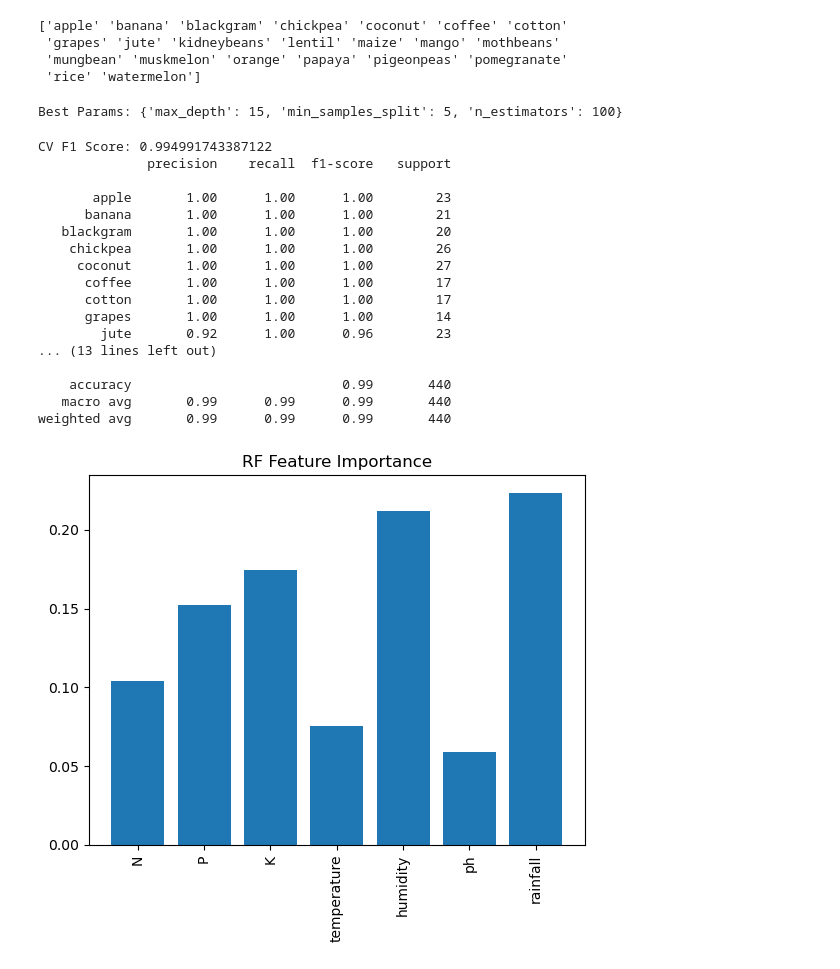
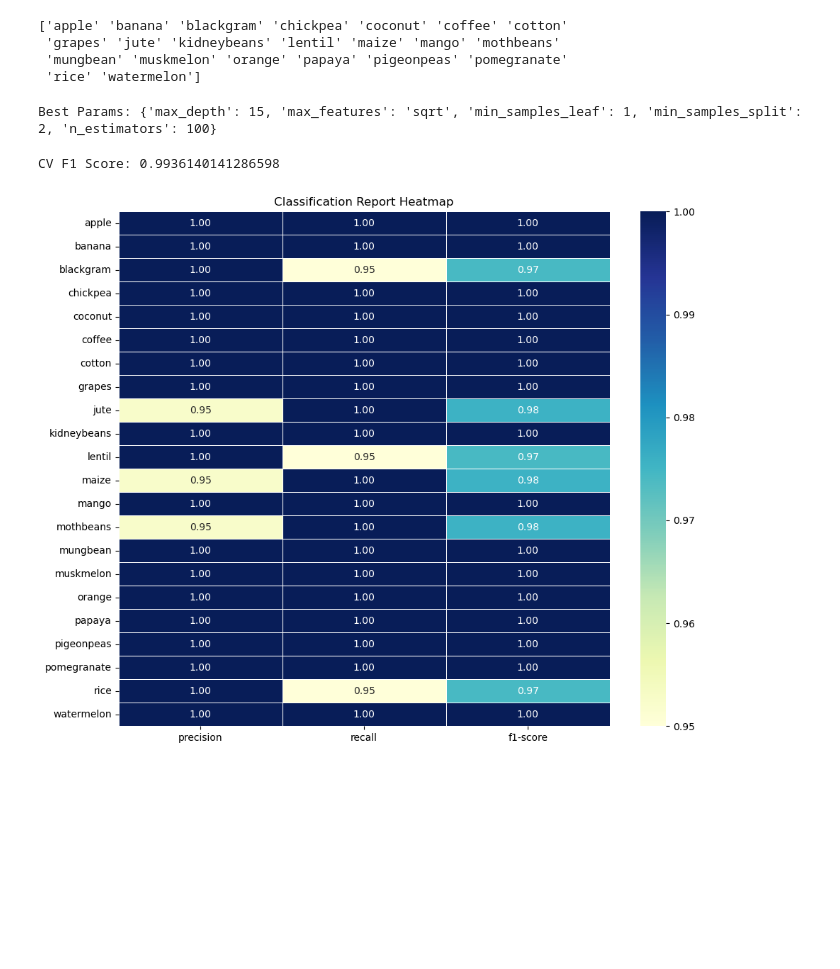
Before and after one commit to TINOZOERAMONA/croprecommendationproject, a Jupyter notebook: notebooks/rf_model.ipynb, the cells around one changed output. Drawn from its saved outputs; the diff is of its cells as text; code cells hidden in the pictures; blank space fills up the shorter version.

```diff
--- a/notebooks/rf_model.ipynb
+++ b/notebooks/rf_model.ipynb
@@ -41,15 +43,18 @@ def classification_metrics(y_actual, y_pred):
 X = df.drop('label', axis=1)
 y = df['label']
 # %%
-X_train, X_test, y_train, y_test = train_test_split(X, y, test_size=0.2, random_state=42)
+X_train, X_test, y_train, y_test = train_test_split(X, y, test_size=0.2, random_state=42, stratify=y)
 # %%
 
 #hyperparameter tuning in order to find the best parameters for our random forest model, we will be using grid search cross validation to find the best parameters for our random forest model.
 param_grid = {
-    'n_estimators': [100, 200],
-    'max_depth': [5, 10, 15],
-    'min_samples_split': [2, 5]
+    'n_estimators': [100, 200, 300],
+    'max_depth': [5, 10, 15, None],
+    'min_samples_split': [2, 5, 10],
+    'min_samples_leaf': [1, 2, 4],
+    'max_features': ['sqrt', 'log2']
 }
+
 
 grid = GridSearchCV(RandomForestClassifier(), param_grid, cv=5, scoring='f1_weighted')
 
@@ -57,40 +62,33 @@ grid.fit(X_train, y_train)
 
 print("Best Params:", grid.best_params_)
 # %% [output]
-Best Params: {'max_depth': 15, 'min_samples_split': 5, 'n_estimators': 100}
+Best Params: {'max_depth': 15, 'max_features': 'sqrt', 'min_samples_leaf': 1, 'min_samples_split': 2, 'n_estimators': 100}
 # %%
 #evaluating the best model
 rf = grid.best_estimator_
 y_pred = rf.predict(X_test)
 classification_metrics(y_test, y_pred)
 
 scores = cross_val_score(rf, X, y, cv=5, scoring='f1_weighted')
 print("CV F1 Score:", scores.mean())
 
-print(classification_report(y_test, y_pred, target_names=le.classes_))
+report = classification_report(y_test, y_pred, target_names=le.classes_, output_dict=True)
+report_df = pd.DataFrame(report).transpose()
+
+# drop the averages rows if you want only per-class metrics
+report_df = report_df.drop(['accuracy', 'macro avg', 'weighted avg'])
+
+plt.figure(figsize=(10, 8))
+sns.heatmap(
+    report_df[['precision', 'recall', 'f1-score']],  # drop support column
+    annot=True,
+    fmt='.2f',
+    cmap='YlGnBu',
+    linewidths=0.5
+)
+plt.title("Classification Report Heatmap")
+plt.tight_layout()
+plt.show()
 # %% [output]
-CV F1 Score: 0.994991743387122
-              precision    recall  f1-score   support
-
-       apple       1.00      1.00      1.00        23
-      banana       1.00      1.00      1.00        21
-   blackgram       1.00      1.00      1.00        20
-    chickpea       1.00      1.00      1.00        26
-     coconut       1.00      1.00      1.00        27
-      coffee       1.00      1.00      1.00        17
-      cotton       1.00      1.00      1.00        17
-      grapes       1.00      1.00      1.00        14
-        jute       0.92      1.00      0.96        23
-... (13 lines left out)
-
-    accuracy                           0.99       440
-   macro avg       0.99      0.99      0.99       440
-weighted avg       0.99      0.99      0.99       440
+CV F1 Score: 0.9936140141286598
+[figure, added]
-# %%
-plt.figure()
-plt.bar(X.columns, rf.feature_importances_)
-plt.xticks(rotation=90)
-plt.title("RF Feature Importance")
-plt.show()
-# %% [output]
-[figure, removed]
```
Also changed, not shown: parts of 5 cells of this notebook.
